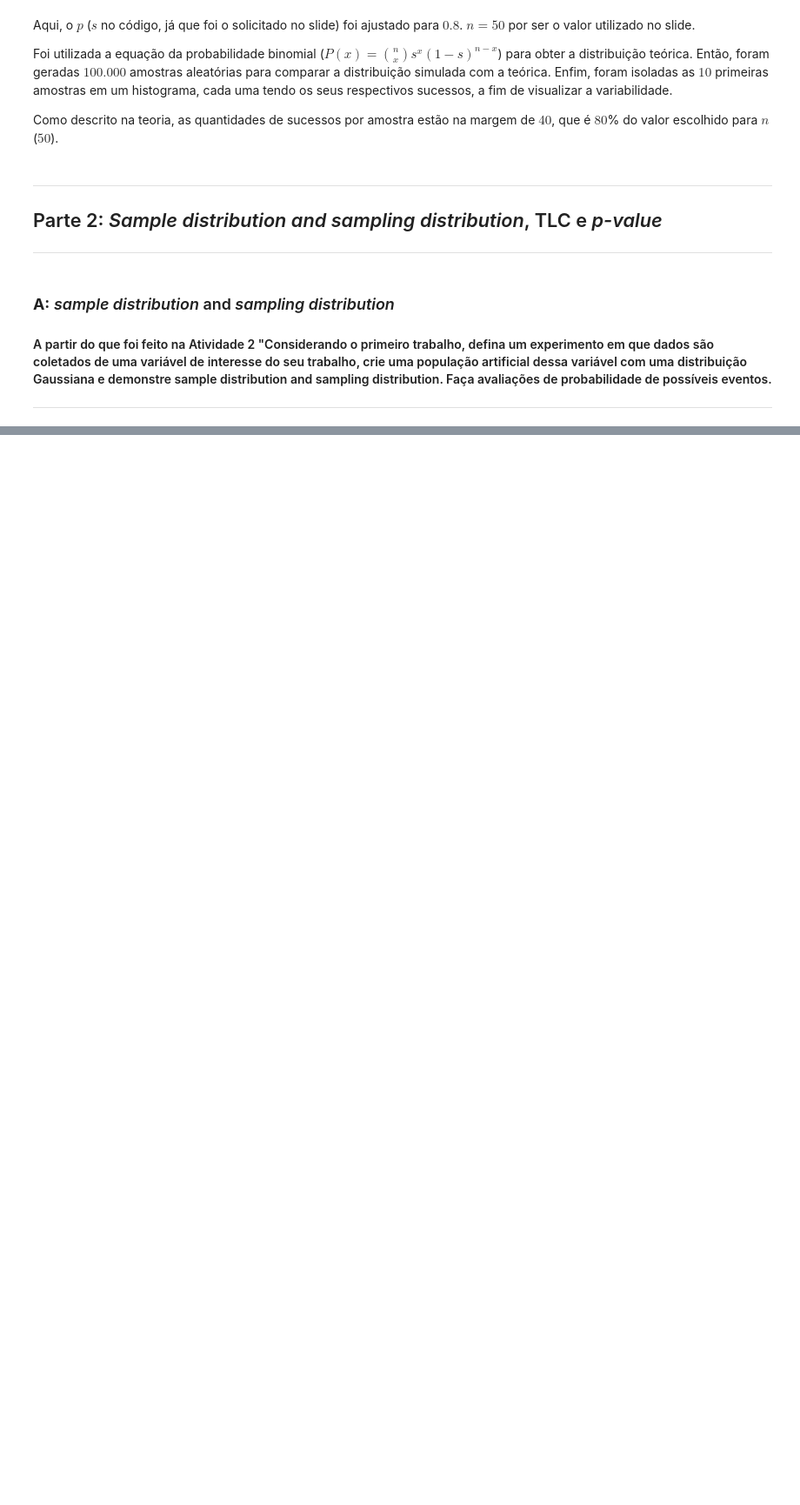
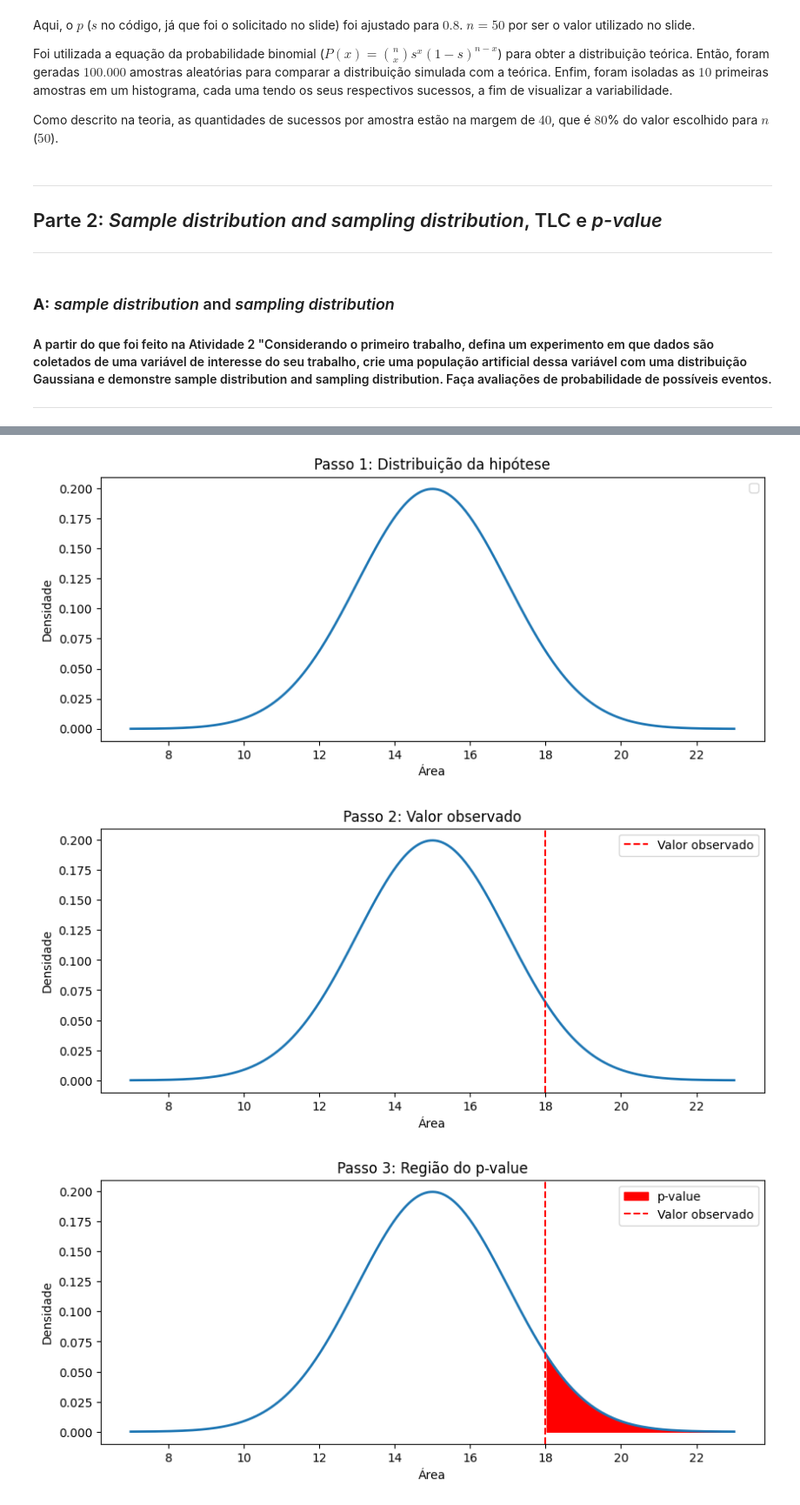
Before and after one commit to jeffersondamasceno/Estatistica-LLM-Atividade1, a Jupyter notebook: Estatistica_LLM_Atividade1.ipynb, the cells around one changed output, grey strips where cells are left out. Shown at 87% size. Drawn from its saved outputs; the diff is of its cells as text; code cells hidden in the pictures; blank space fills up the shorter version.

```diff
--- a/Estatistica_LLM_Atividade1.ipynb
+++ b/Estatistica_LLM_Atividade1.ipynb
@@ -200,0 +373,56 @@ Como descrito na teoria, as quantidades de sucessos por amostra estão na margem
+# %%
+media_hn = 15
+desvio_hn = 2
+valor_ob = 18
+
+x = np.linspace(media_hn - 4 * desvio_hn, media_hn + 4 * desvio_hn, 500)
+y = norm.pdf(x, media_hn, desvio_hn)
+
+plt.figure(figsize=(10, 4))
+plt.plot(x, y, linewidth=2)
+plt.title("Passo 1: Distribuição da hipótese")
+plt.xlabel("Área")
+plt.ylabel("Densidade")
+plt.legend()
+plt.show()
+
+plt.figure(figsize=(10, 4))
+plt.plot(x, y, linewidth=2)
+plt.axvline(x=valor_ob, color='r', linestyle='--', label="Valor observado")
+plt.title("Passo 2: Valor observado")
+plt.xlabel("Área")
+plt.ylabel("Densidade")
+plt.legend()
+plt.show()
+
+mascara = x >= valor
+plt.figure(figsize=(10, 4))
+plt.plot(x, y, linewidth=2)
+plt.fill_between(x[mascara], y[mascara], color='r', label="p-value")
+plt.axvline(x=valor_ob, color='r', linestyle='--', label="Valor observado")
+plt.title("Passo 3: Região do p-value")
+plt.xlabel("Área")
+plt.ylabel("Densidade")
+plt.legend()
+plt.show()
+
+p_value = 1 - norm.cdf(valor_ob, media_hn, desvio_hn)
+z_score = (valor_ob - media_hn) / desvio_hn
+
+x_p = np.linspace(-4, 4, 500)
+y_p = norm.pdf(x_p, 0, 1)
+mascara_p = x_p >= z_score
+
+plt.figure(figsize=(10, 4))
+plt.plot(x_p, y_p, linewidth=2)
+plt.fill_between(x_p[mascara], y_p[mascara], color='b', label="p-value")
+plt.axvline(z_score, color="b", linewidth=2)
+plt.title("Passo 4: P-value na Normal")
+plt.xlabel("Z-Score")
+plt.ylabel("Densidade")
+plt.legend()
+plt.show()
+# %% [output]
+[figure, added]
+[figure, added]
+[figure, added]
```
Also changed, not shown: parts of 9 cells of this notebook.
